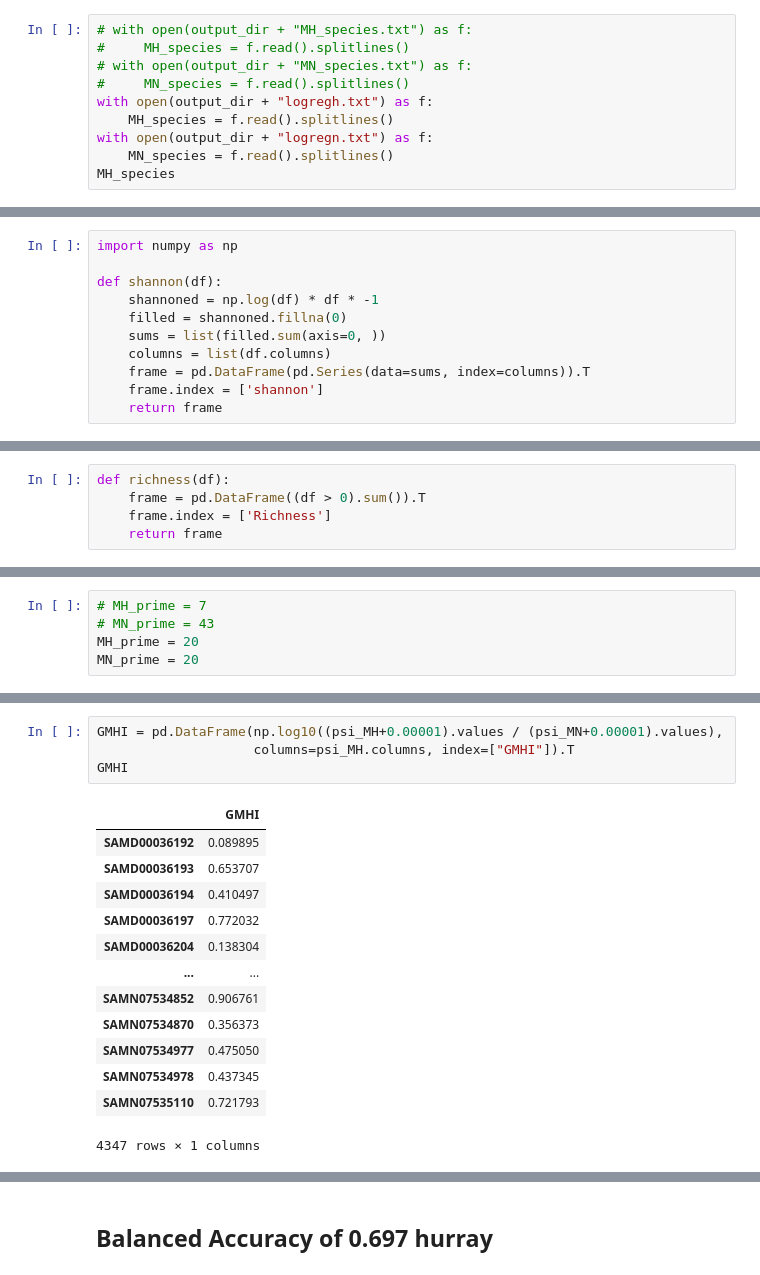
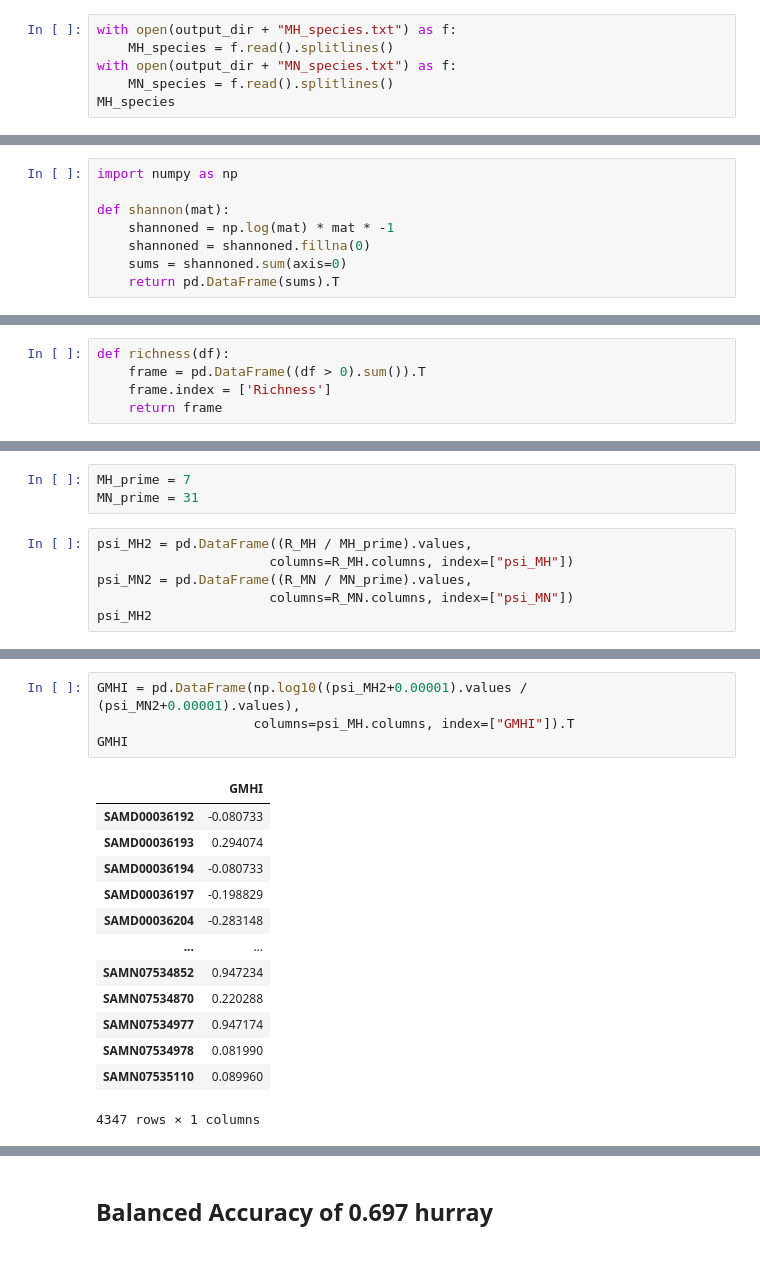
Before and after one commit to danielchang2002/GMHI2-Scratchpad, a Jupyter notebook: src/GMHI.ipynb, the cells around one changed output, grey strips where cells are left out. Saved outputs shown, nothing was run; the diff lists cells and outputs as text.

```diff
--- a/src/GMHI.ipynb
+++ b/src/GMHI.ipynb
@@ -30,13 +30,9 @@ species.head()
 | s__Actinomyces_odontolyticus | 0.000377 | 0.00000 | 0.0 | 0.000014 | 0.000028 | 0.000107 | 0.000080 | ... |
 5 rows × 4347 columns
 # %%
-# with open(output_dir + "MH_species.txt") as f:
-#     MH_species = f.read().splitlines()
-# with open(output_dir + "MN_species.txt") as f:
-#     MN_species = f.read().splitlines()
-with open(output_dir + "logregh.txt") as f:
+with open(output_dir + "MH_species.txt") as f:
     MH_species = f.read().splitlines()
-with open(output_dir + "logregn.txt") as f:
+with open(output_dir + "MN_species.txt") as f:
     MN_species = f.read().splitlines()
 MH_species
 # %% [output]
@@ -96,14 +81,11 @@ display(MN_species_metagenome.head())
 # %%
 import numpy as np
 
-def shannon(df):
-    shannoned = np.log(df) * df * -1
-    filled = shannoned.fillna(0)
-    sums = list(filled.sum(axis=0, ))
-    columns = list(df.columns)
-    frame = pd.DataFrame(pd.Series(data=sums, index=columns)).T
-    frame.index = ['shannon']
-    return frame
+def shannon(mat):
+    shannoned = np.log(mat) * mat * -1
+    shannoned = shannoned.fillna(0)
+    sums = shannoned.sum(axis=0)
+    return pd.DataFrame(sums).T
 # %%
 MH_shannon = shannon(MH_species_metagenome)
 MN_shannon = shannon(MN_species_metagenome)
@@ -126,5 +110,9 @@ R_MH.iloc[:, :10]
 # %%
-# MH_prime = 7
-# MN_prime = 43
-MH_prime = 20
-MN_prime = 20
+MH_prime = 7
+MN_prime = 31
+# %%
+psi_MH2 = pd.DataFrame((R_MH / MH_prime).values,
+                      columns=R_MH.columns, index=["psi_MH"])
+psi_MN2 = pd.DataFrame((R_MN / MN_prime).values,
+                      columns=R_MN.columns, index=["psi_MN"])
+psi_MH2
@@ -141,21 +133,21 @@ psi_MN
 1 rows × 4347 columns
 # %%
-GMHI = pd.DataFrame(np.log10((psi_MH+0.00001).values / (psi_MN+0.00001).values),
+GMHI = pd.DataFrame(np.log10((psi_MH2+0.00001).values / (psi_MN2+0.00001).values),
                     columns=psi_MH.columns, index=["GMHI"]).T
 GMHI
 # %% [output]
 |  | GMHI |
-| SAMD00036192 | 0.089895 |
-| SAMD00036193 | 0.653707 |
-| SAMD00036194 | 0.410497 |
-| SAMD00036197 | 0.772032 |
-| SAMD00036204 | 0.138304 |
+| SAMD00036192 | -0.080733 |
+| SAMD00036193 | 0.294074 |
+| SAMD00036194 | -0.080733 |
+| SAMD00036197 | -0.198829 |
+| SAMD00036204 | -0.283148 |
 | ... | ... |
-| SAMN07534852 | 0.906761 |
-| SAMN07534870 | 0.356373 |
-| SAMN07534977 | 0.475050 |
-| SAMN07534978 | 0.437345 |
-| SAMN07535110 | 0.721793 |
+| SAMN07534852 | 0.947234 |
+| SAMN07534870 | 0.220288 |
+| SAMN07534977 | 0.947174 |
+| SAMN07534978 | 0.081990 |
+| SAMN07535110 | 0.089960 |
 4347 rows × 1 columns
 # %%
 (GMHI > 0).sum()
```
Also changed, not shown: parts of 9 cells of this notebook, 16 other files.
